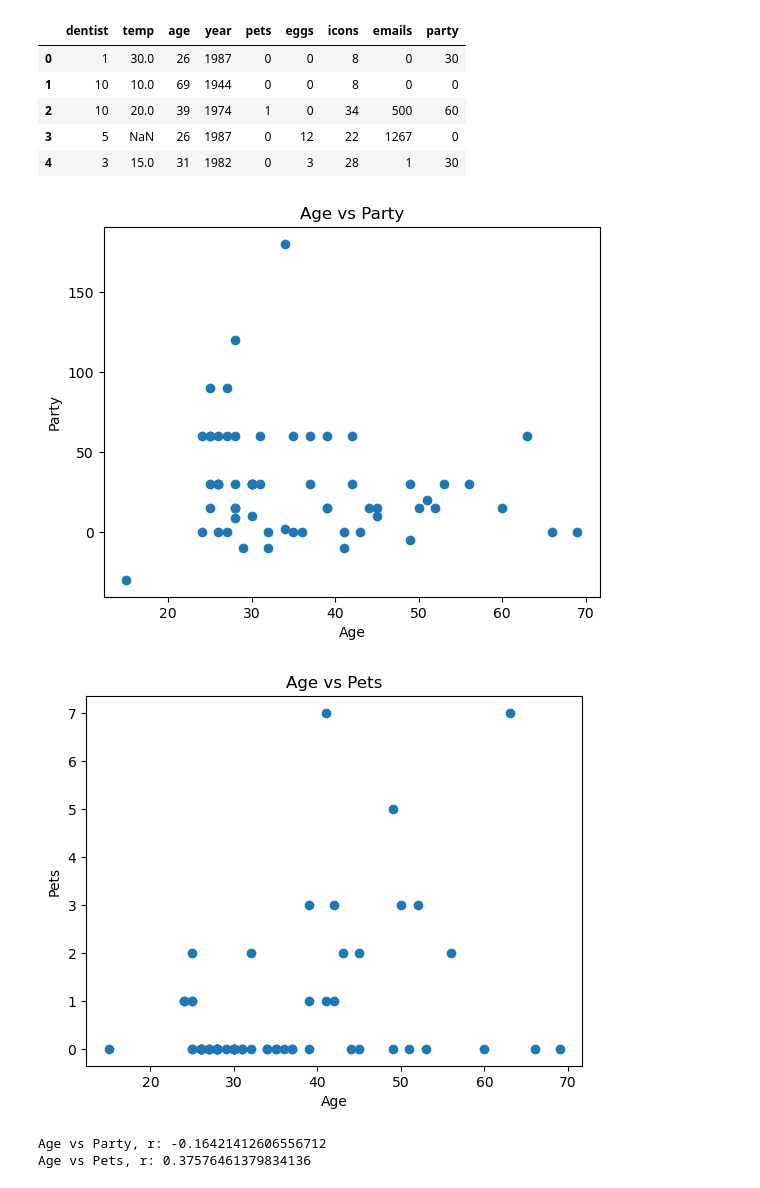
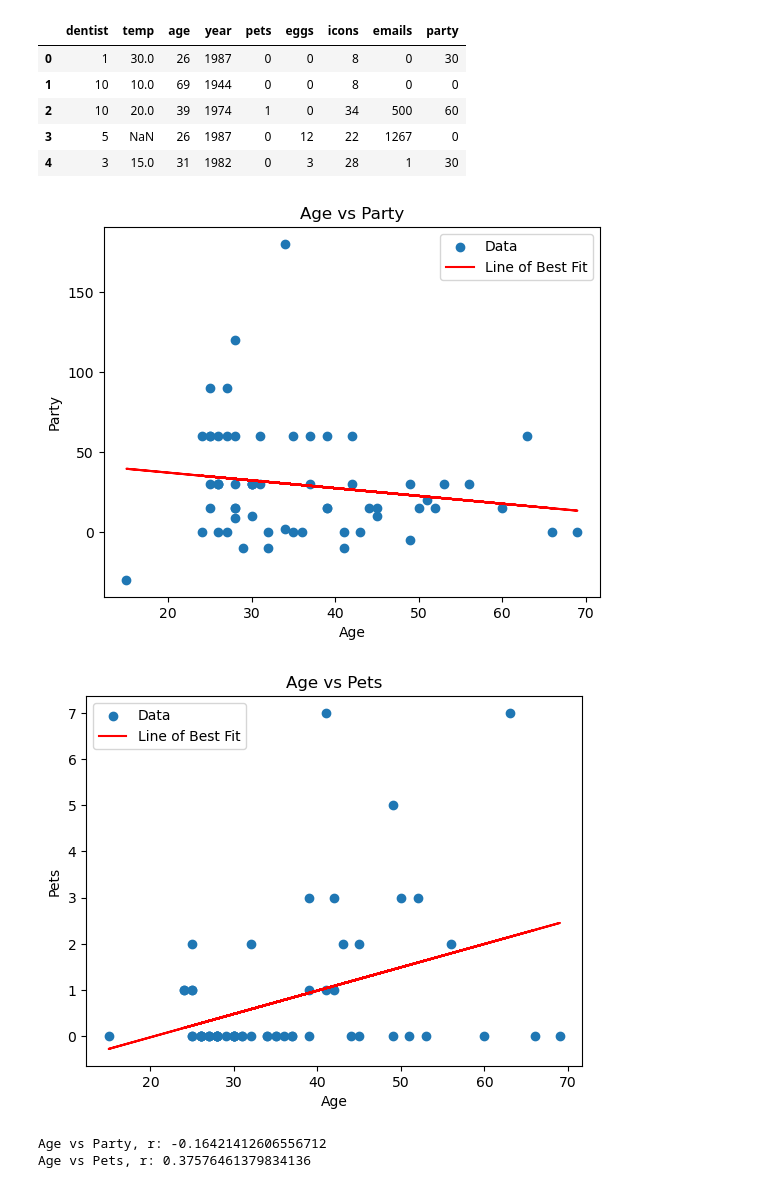
Before and after one commit to burmeisterryan3/Career-Change-Preparation, a Jupyter notebook: Udacity/Statistics/10. Correlation.ipynb, the cells around one changed output. Saved outputs shown, nothing was run; the diff lists cells and outputs as text; code cells hidden in the pictures.

```diff
--- a/Udacity/Statistics/10. Correlation.ipynb
+++ b/Udacity/Statistics/10. Correlation.ipynb
@@ -79,19 +81,23 @@ df.shape: (61, 9)
 | 4 | 3 | 15.0 | 31 | 1982 | 0 | 3 | 28 | 1 | 30 |
 # %%
 plt.scatter(df['age'], df['party'])
+plt.plot(df['age'], np.poly1d(np.polyfit(df['age'], df['party'], 1))(df['age']), color='red')
 plt.xlabel('Age')
 plt.ylabel('Party')
 plt.title('Age vs Party')
+plt.legend(['Data', 'Line of Best Fit'])
 plt.show()
 
 plt.scatter(df['age'], df['pets'])
+plt.plot(df['age'], np.poly1d(np.polyfit(df['age'], df['pets'], 1))(df['age']), color='red')
 plt.xlabel('Age')
 plt.ylabel('Pets')
 plt.title('Age vs Pets')
+plt.legend(['Data', 'Line of Best Fit'])
 plt.show()
 # %% [output]
-[figure, old version]
+[figure, new version]
-[figure, old version]
+[figure, new version]
 # %%
 print('Age vs Party, r:', stats.pearsonr(df['age'], df['party'])[0])
 print('Age vs Pets, r:', stats.pearsonr(df['age'], df['pets'])[0])
```
Also changed, not shown: parts of 15 cells of this notebook, 1 other file.
